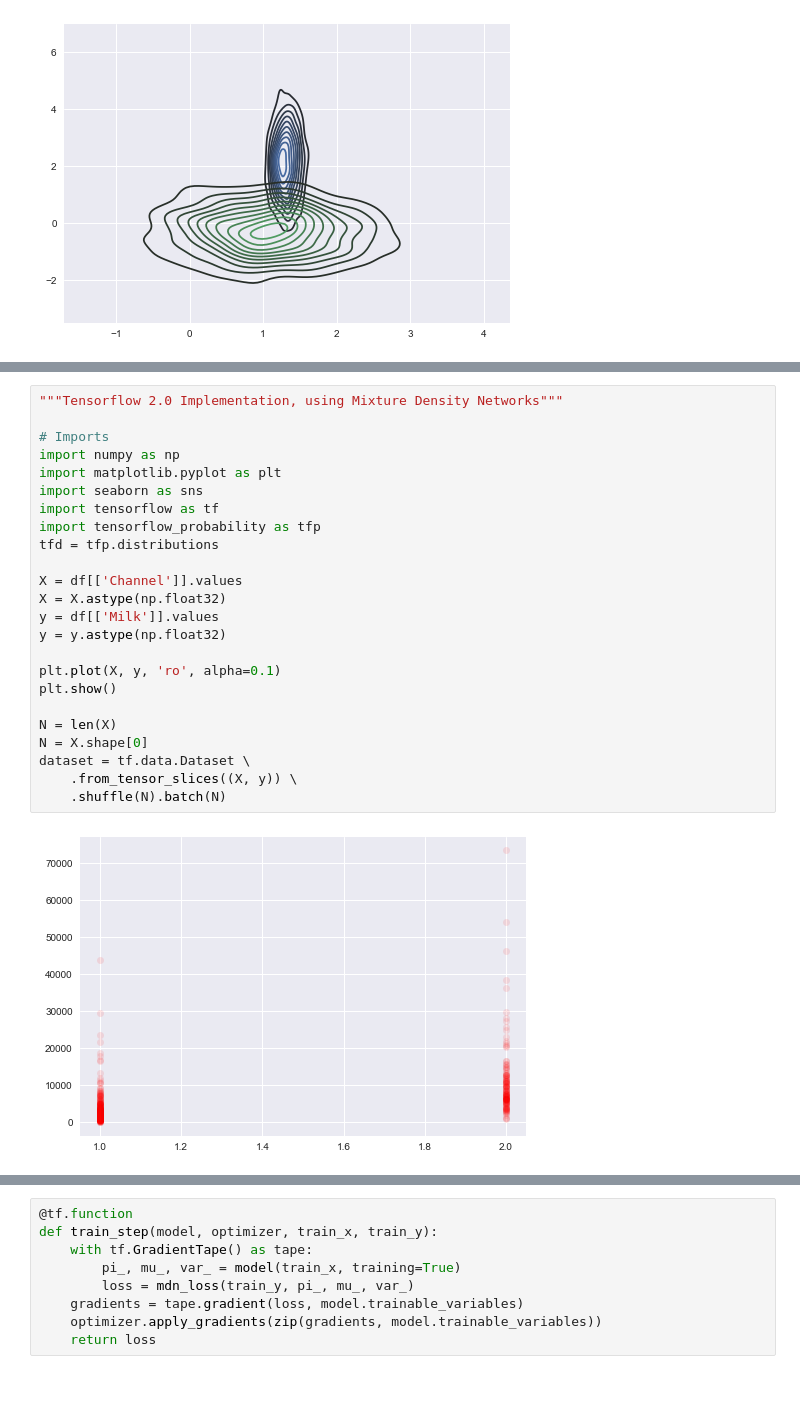
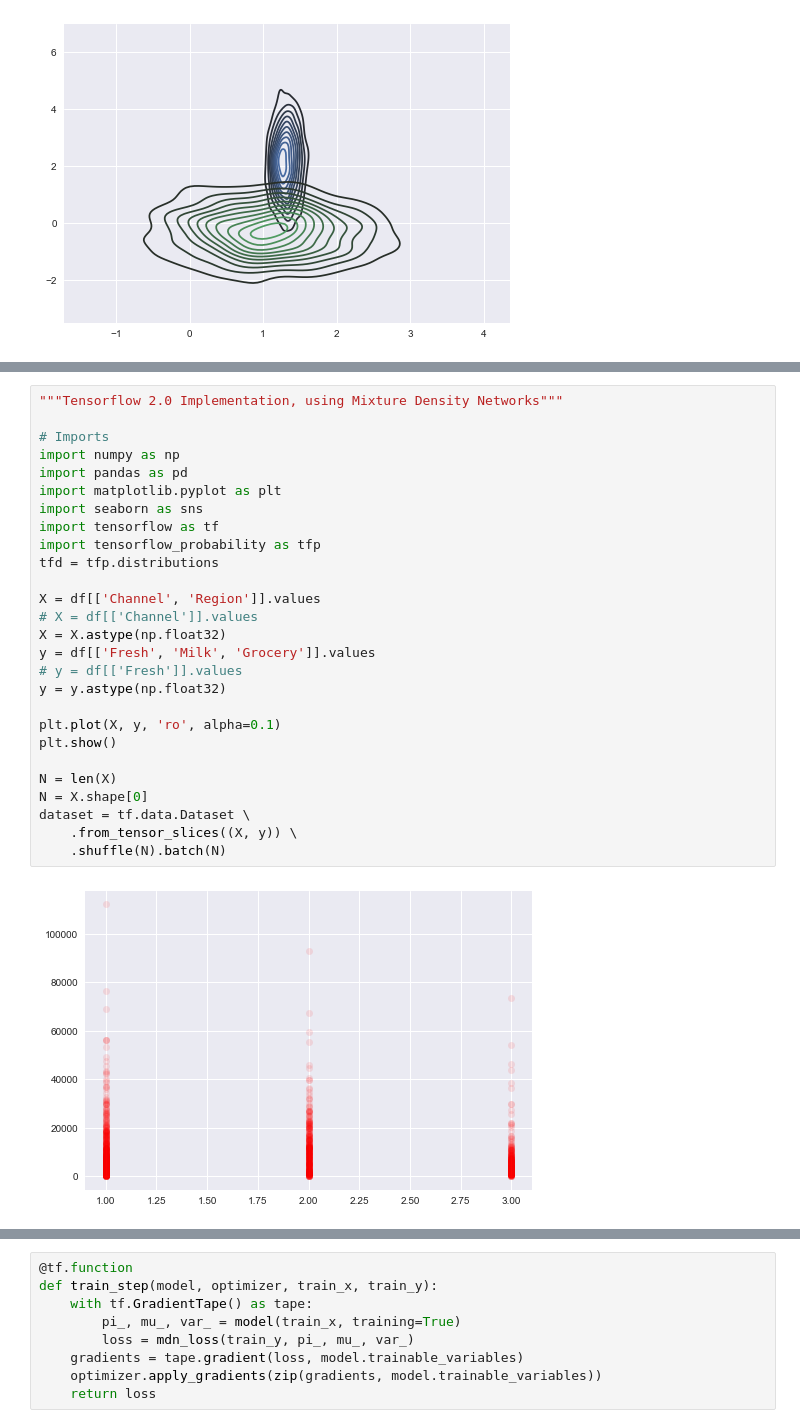
Before and after one commit to jetnew/Simkit, a Jupyter notebook: dev.ipynb, the cells around one changed output, grey strips where cells are left out. Cells and saved outputs as stored; diff of their text form; blank space fills up the shorter version.

```diff
--- a/dev.ipynb
+++ b/dev.ipynb
@@ -316,26 +322,29 @@ $$f(x) = e\frac{-(x-\mu)^2}{2\sigma^2} / \sqrt{2\pi\sigma^2}$$
 # %%
 """Tensorflow 2.0 Implementation, using Mixture Density Networks"""
 
 # Imports
 import numpy as np
+import pandas as pd
 import matplotlib.pyplot as plt
 import seaborn as sns
 import tensorflow as tf
 import tensorflow_probability as tfp
 tfd = tfp.distributions
 
-X = df[['Channel']].values
+X = df[['Channel', 'Region']].values
+# X = df[['Channel']].values
 X = X.astype(np.float32)
-y = df[['Milk']].values
+y = df[['Fresh', 'Milk', 'Grocery']].values
+# y = df[['Fresh']].values
 y = y.astype(np.float32)
 
 plt.plot(X, y, 'ro', alpha=0.1)
 plt.show()
 
 N = len(X)
 N = X.shape[0]
 dataset = tf.data.Dataset \
     .from_tensor_slices((X, y)) \
     .shuffle(N).batch(N)
 # %% [output]
-[figure, old version]
+[figure, new version]
```
Also changed, not shown: parts of 25 cells of this notebook, 6 other files.
